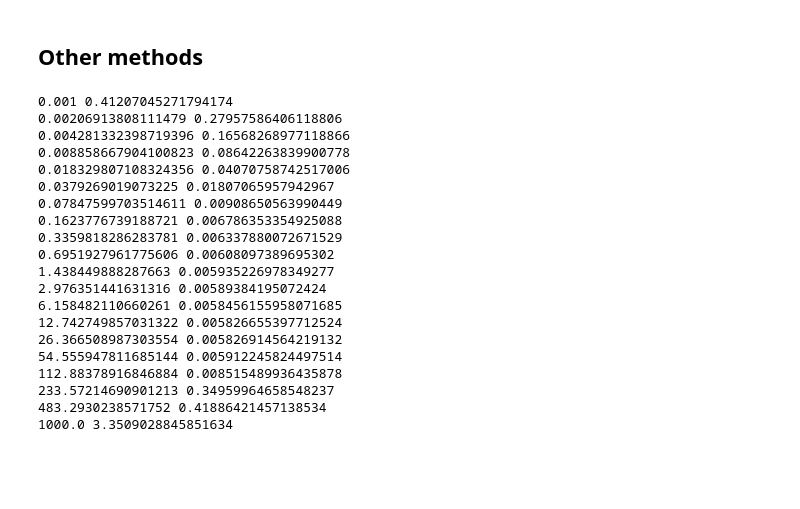
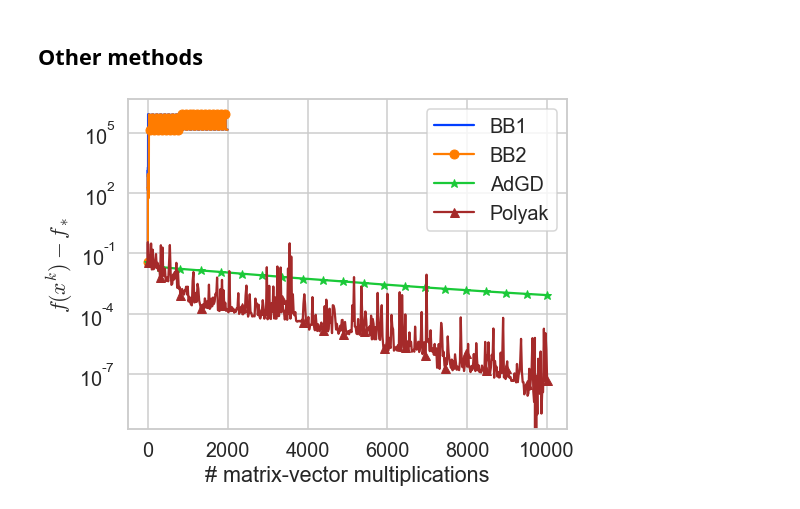
Before and after one commit to ymalitsky/adaptive_GD, a Jupyter notebook: logistic_regression.ipynb, the cells around one changed output. Drawn from its saved outputs; the diff is of its cells as text; code cells hidden in the pictures; blank space fills up the shorter version.

```diff
--- a/logistic_regression.ipynb
+++ b/logistic_regression.ipynb
@@ -102,36 +106,33 @@ Text(0, 0.5, '$\\lambda_k$')
 # %% [markdown]
 ## Other methods
-# %%
-etas = np.logspace(-3, 3, 20)
-losses = []
-#tune the stepsize
-for eta in etas:
-    adagrad = Adagrad(eta=eta, loss_func=loss_func, grad_func=grad_func, it_max=it_max)
-    adagrad.run(w0=w0)
-    adagrad.compute_loss_on_iterates()
-    print(eta, adagrad.losses[-1])
-    losses.append(adagrad.losses[-1])
-eta_best = etas[np.nanargmin(losses)]
-adagrad = Adagrad(eta=eta_best, loss_func=loss_func, grad_func=grad_func, it_max=it_max)
-adagrad.run(w0=w0)
-# %% [output]
-0.001 0.41207045271794174
-0.00206913808111479 0.27957586406118806
-0.004281332398719396 0.16568268977118866
-0.008858667904100823 0.08642263839900778
-0.018329807108324356 0.04070758742517006
-0.0379269019073225 0.01807065957942967
-0.07847599703514611 0.00908650563990449
-0.1623776739188721 0.006786353354925088
-0.3359818286283781 0.006337880072671529
-0.6951927961775606 0.00608097389695302
-1.438449888287663 0.005935226978349277
-2.976351441631316 0.00589384195072424
-6.158482110660261 0.0058456155958071685
-12.742749857031322 0.005826655397712524
-26.366508987303554 0.005826914564219132
-54.555947811685144 0.005912245824497514
-112.88378916846884 0.008515489936435878
-233.57214690901213 0.34959964658548237
-483.2930238571752 0.41886421457138534
-1000.0 3.3509028845851634
+# %%
+bb1 = Bb(loss_func=loss_func, grad_func=grad_func, option='1', it_max=2000)
+bb1.run(w0=w0)
+# %%
+bb2 = Bb(loss_func=loss_func, grad_func=grad_func, option='2', it_max=2000)
+bb2.run(w0=w0)
+# %%
+pol = Polyak(loss_func=loss_func, grad_func=grad_func, f_opt=f_star, it_max=it_max)
+pol.run(w0=w0)
+pol.compute_loss_on_iterates()
+# %%
+optimizers = [bb1, bb2, adgd, pol]
+markers = [',', 'o', '*', '^', 'D', 's', '.', 'X']
+
+for opt, marker in zip(optimizers, markers):
+    opt.compute_loss_on_iterates()
+f_star = np.min([np.min(opt.losses) for opt in optimizers])
+
+plt.figure(figsize=(8, 6))
+labels = ['BB1', 'BB2', 'AdGD']
+for opt, marker, label in zip(optimizers, markers, labels):
+    opt.plot_losses(marker=marker, f_star=f_star, label=label)
+plt.plot(pol.its, np.asarray(pol.losses) - f_star, marker='^', label='Polyak', color='brown', markevery=len(pol.losses)//20)
+plt.yscale('log')
+plt.xlabel('# matrix-vector multiplications')
+plt.ylabel(r'$f(x^k) - f_*$')
+plt.legend()
+plt.tight_layout()
+plt.show()
+# %% [output]
+[figure, added]
```
Also changed, not shown: parts of 4 cells of this notebook, 3 other files.
